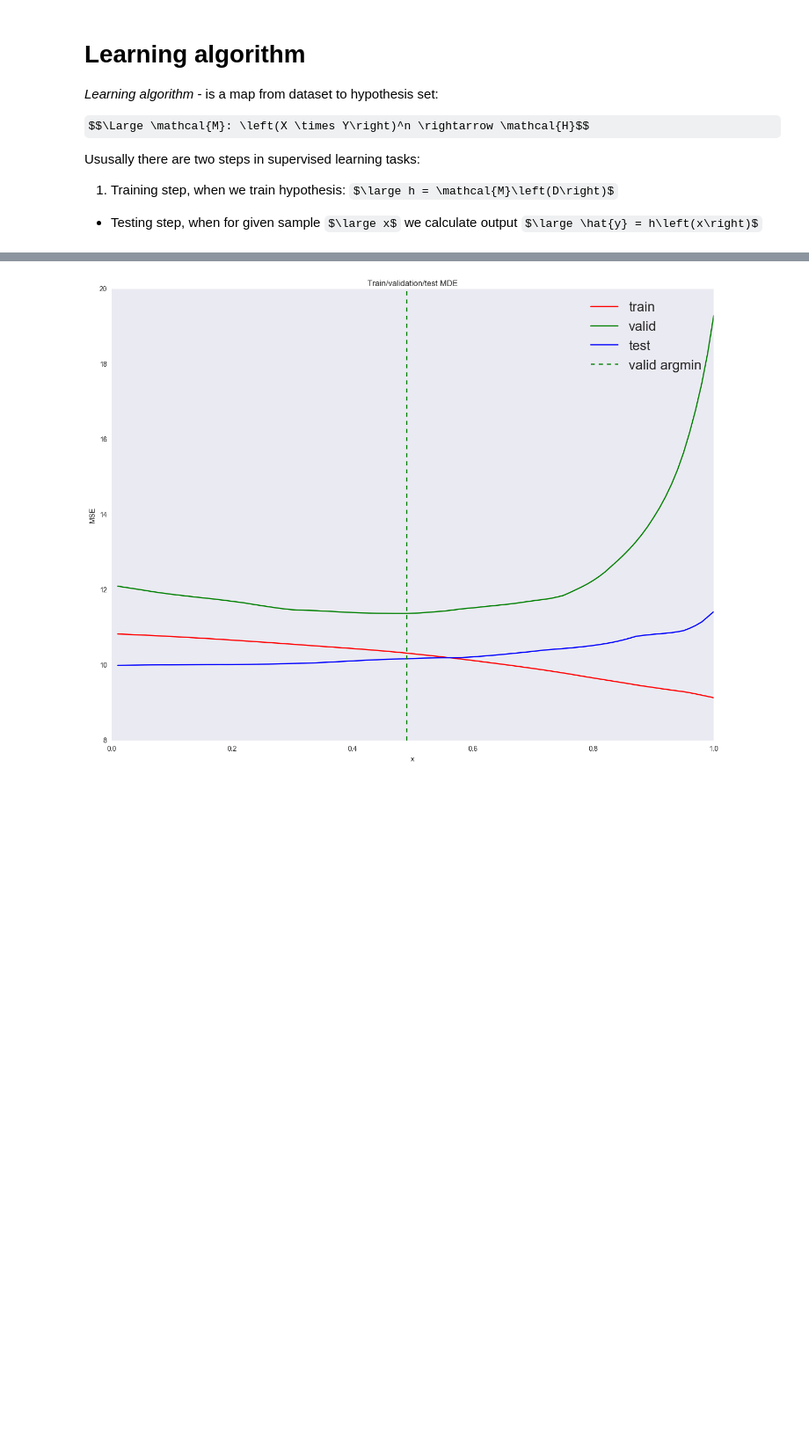
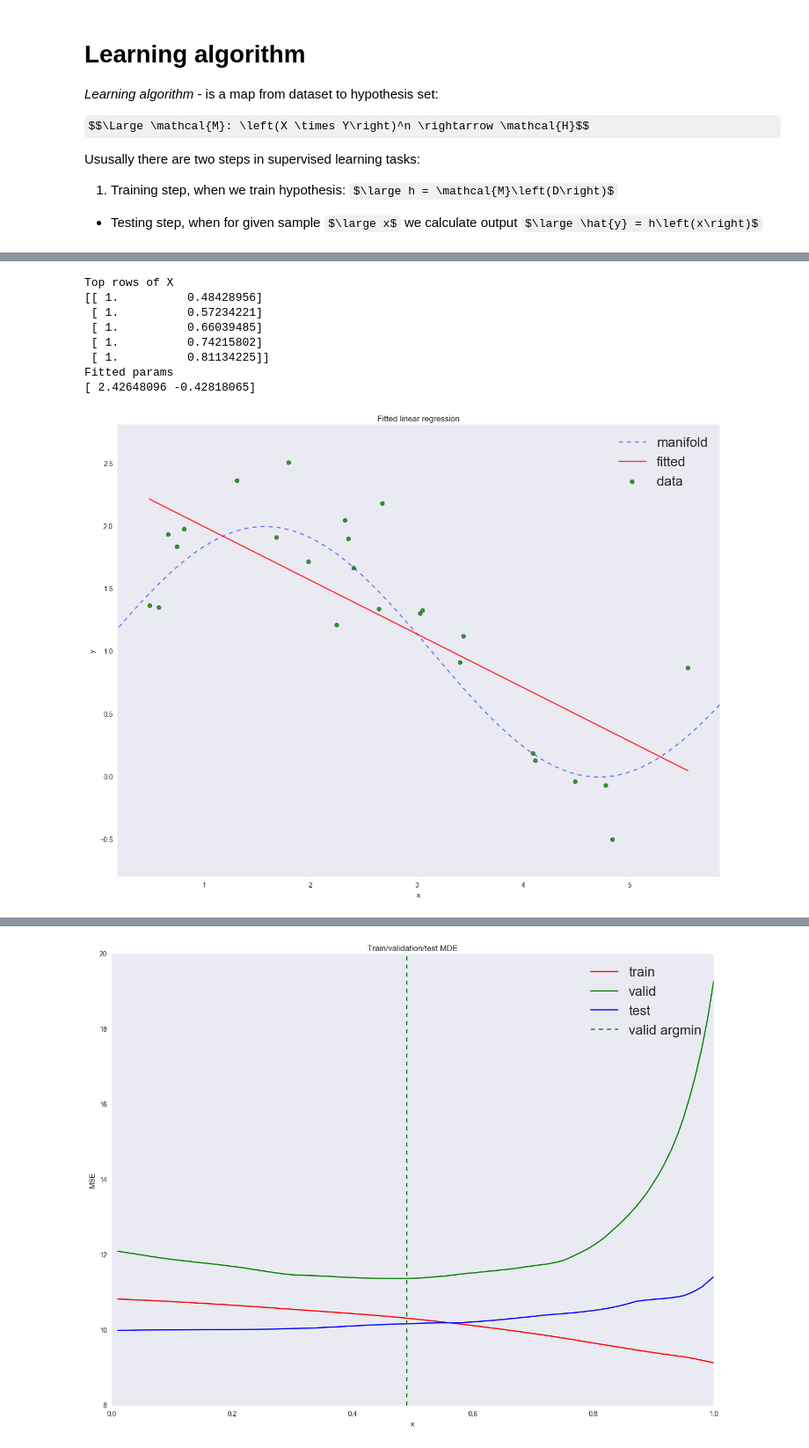
Before and after one commit to mephistopheies/dds, a Jupyter notebook: lr_040117/ipy/lecture.ipynb, the cells around one changed output, grey strips where cells are left out. Shown at 88% size. Saved outputs shown, nothing was run; the diff lists cells and outputs as text; code cells hidden in the pictures; some formulas as TeX source; blank space fills up the shorter version.

```diff
--- a/lr_040117/ipy/lecture.ipynb
+++ b/lr_040117/ipy/lecture.ipynb
@@ -587,0 +234,34 @@ for l1_ratio in tqdm(l1_ratio_list):
+# %%
+# add column of ones to the first position
+X = np.array([np.ones(data['x_train'].shape[0]), data['x_train']]).T
+print 'Top rows of X'
+print X[:5, :]
+# linear algebra magic of numpy
+w = np.dot(np.dot(np.linalg.inv(np.dot(X.T, X)), X.T), data['y_train'])
+print 'Fitted params'
+print w
+y_hat = np.dot(w, X.T)
+
+margin = 0.3
+plt.plot(data['support'], data['values'], 'b--', alpha=0.5, label='manifold')
+plt.scatter(data['x_train'], data['y_train'], 40, 'g', 'o', alpha=0.8, label='data')
+
+plt.plot(data['x_train'], y_hat, 'r', alpha=0.8, label='fitted')
+
+plt.xlim(data['x_train'].min() - margin, data['x_train'].max() + margin)
+plt.ylim(data['y_train'].min() - margin, data['y_train'].max() + margin)
+plt.legend(loc='upper right', prop={'size': 20})
+plt.title('Fitted linear regression')
+plt.xlabel('x')
+plt.ylabel('y')
+plt.show()
+# %% [output]
+Top rows of X
+[[ 1.          0.48428956]
+ [ 1.          0.57234221]
+ [ 1.          0.66039485]
+ [ 1.          0.74215802]
+ [ 1.          0.81134225]]
+Fitted params
+[ 2.42648096 -0.42818065]
+[figure, added]
```
Also changed, not shown: parts of 81 cells of this notebook, 4 other files.
